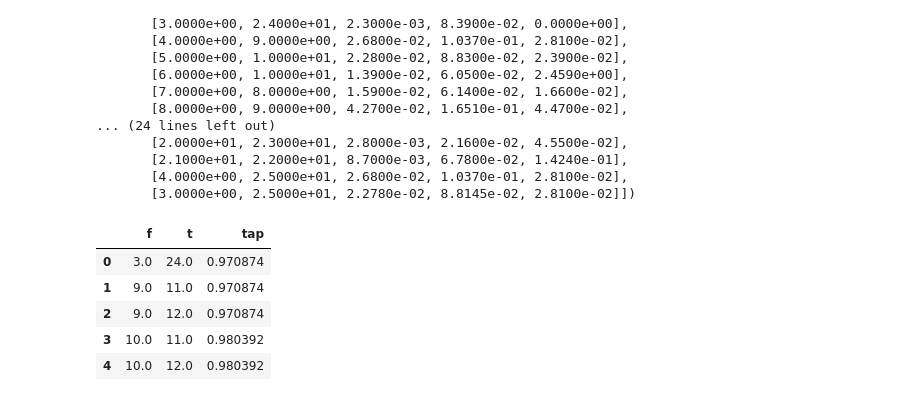
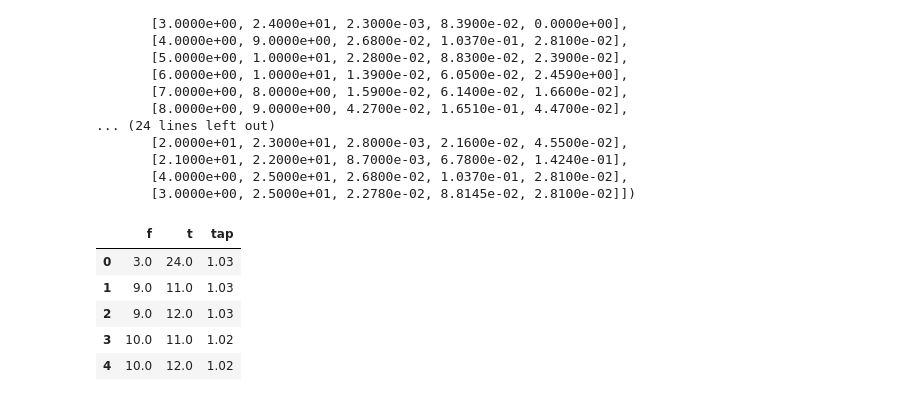
Before and after one commit to kwoong2001/pyomoatoz, a Jupyter notebook: nthPractice/case25powerflow/matpower/ac_case25.ipynb, the cells around one changed output. Saved outputs shown, nothing was run; the diff lists cells and outputs as text; code cells hidden in the pictures.

```diff
--- a/nthPractice/case25powerflow/matpower/ac_case25.ipynb
+++ b/nthPractice/case25powerflow/matpower/ac_case25.ipynb
@@ -217,19 +217,19 @@ array([[1.0000e+00, 2.0000e+00, 2.6000e-03, 1.3900e-02, 4.6110e-01],
 # %%
 columns = ['f','t','tap']
 TR = pd.DataFrame(TR, columns=columns)
 
 TR = pd.DataFrame(TR)
 
-TR['tap'] = 1 / TR['tap']
+# TR['tap'] = 1 / TR['tap']
 
 TR
 # %% [output]
 |  | f | t | tap |
-| 0 | 3.0 | 24.0 | 0.970874 |
-| 1 | 9.0 | 11.0 | 0.970874 |
-| 2 | 9.0 | 12.0 | 0.970874 |
-| 3 | 10.0 | 11.0 | 0.980392 |
-| 4 | 10.0 | 12.0 | 0.980392 |
+| 0 | 3.0 | 24.0 | 1.03 |
+| 1 | 9.0 | 11.0 | 1.03 |
+| 2 | 9.0 | 12.0 | 1.03 |
+| 3 | 10.0 | 11.0 | 1.02 |
+| 4 | 10.0 | 12.0 | 1.02 |
 # %%
 columns = ['f','t','r','x','b']
 LINE = pd.DataFrame(LINE, columns=columns)
```
Also changed, not shown: parts of 4 cells of this notebook, 24 other files.
